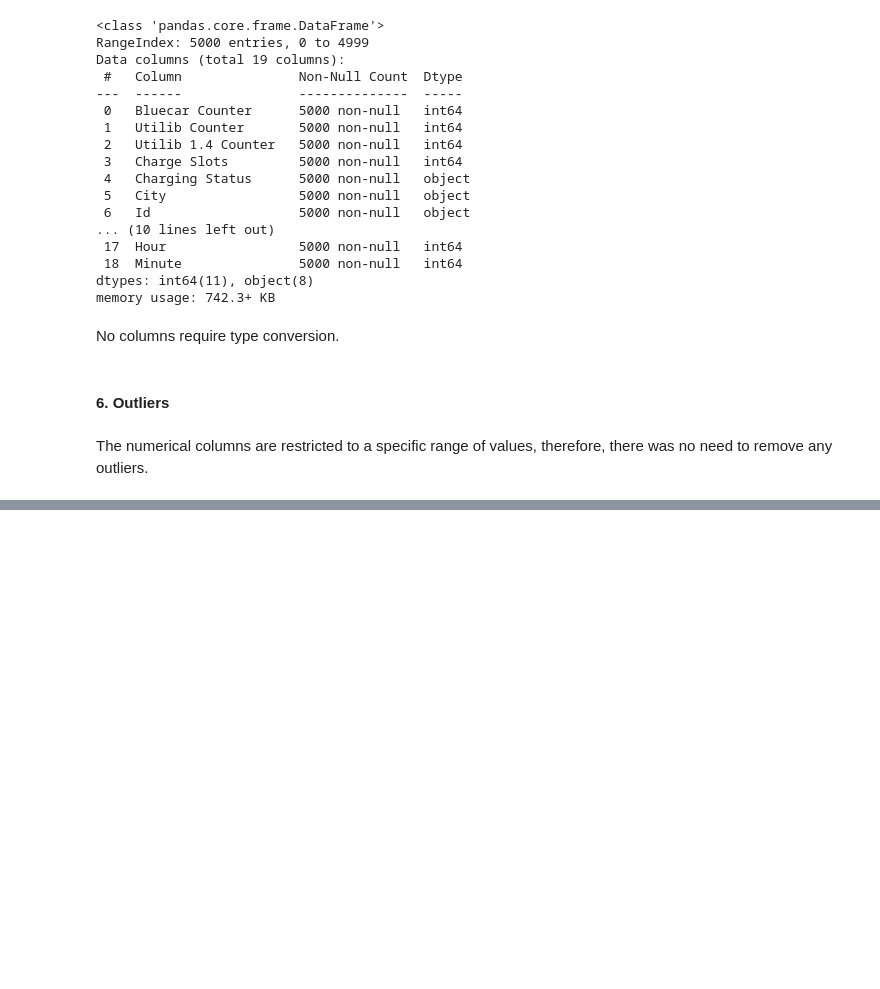
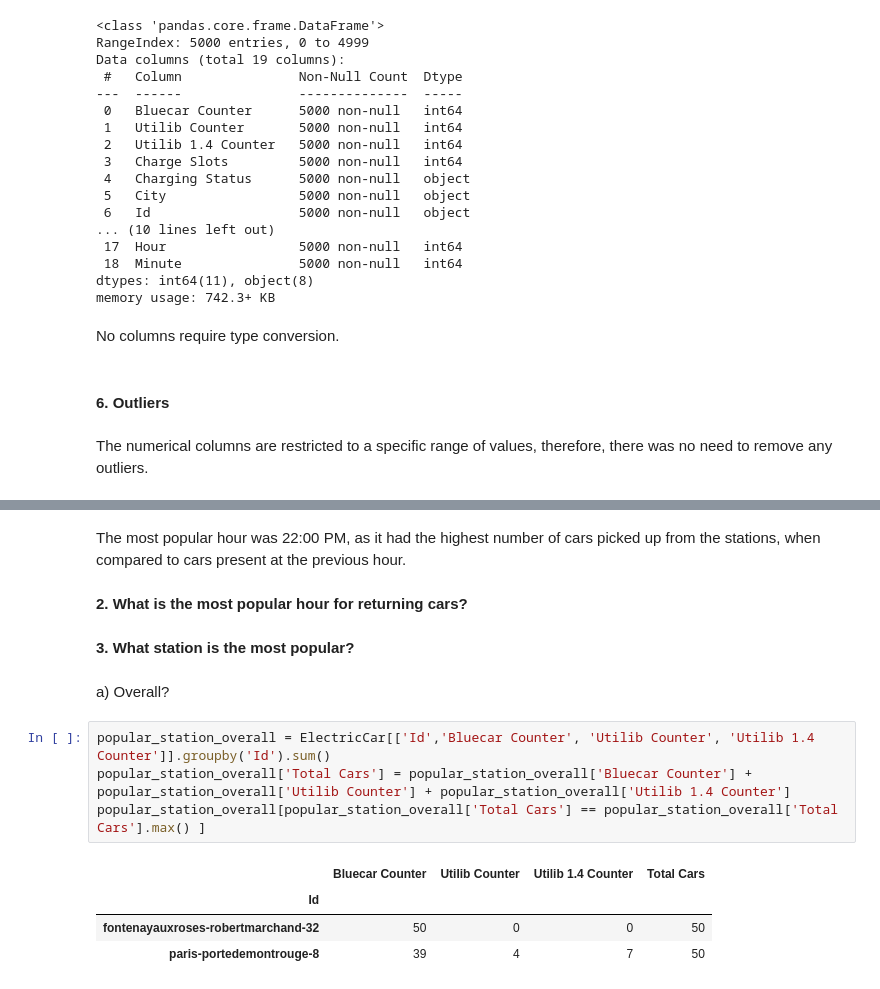
Before and after one commit to deborahmasibo/moringa_prep_week_4_ip, a Jupyter notebook: electric_vehicles_sharing_service.ipynb, the cells around one changed output, grey strips where cells are left out. Drawn from its saved outputs; the diff is of its cells as text; blank space fills up the shorter version.

```diff
--- a/electric_vehicles_sharing_service.ipynb
+++ b/electric_vehicles_sharing_service.ipynb
@@ -324,0 +339,17 @@ The numerical columns are restricted to a specific range of values, therefore, t
+# %% [markdown]
+The most popular hour was 22:00 PM, as it had the highest number of cars picked up from the stations, when compared to cars present at the previous hour.
+# %% [markdown]
+**2. What is the most popular hour for returning cars?**
+# %% [markdown]
+**3. What station is the most popular?**
+# %% [markdown]
+a) Overall?
+# %%
+popular_station_overall = ElectricCar[['Id','Bluecar Counter', 'Utilib Counter', 'Utilib 1.4 Counter']].groupby('Id').sum()
+popular_station_overall['Total Cars'] = popular_station_overall['Bluecar Counter'] + popular_station_overall['Utilib Counter'] + popular_station_overall['Utilib 1.4 Counter']
+popular_station_overall[popular_station_overall['Total Cars'] == popular_station_overall['Total Cars'].max() ]
+# %% [output]
+|  | Bluecar Counter | Utilib Counter | Utilib 1.4 Counter | Total Cars |
+| Id |  |  |  |  |
+| fontenayauxroses-robertmarchand-32 | 50 | 0 | 0 | 50 |
+| paris-portedemontrouge-8 | 39 | 4 | 7 | 50 |
```
Also changed, not shown: parts of 17 cells of this notebook.
